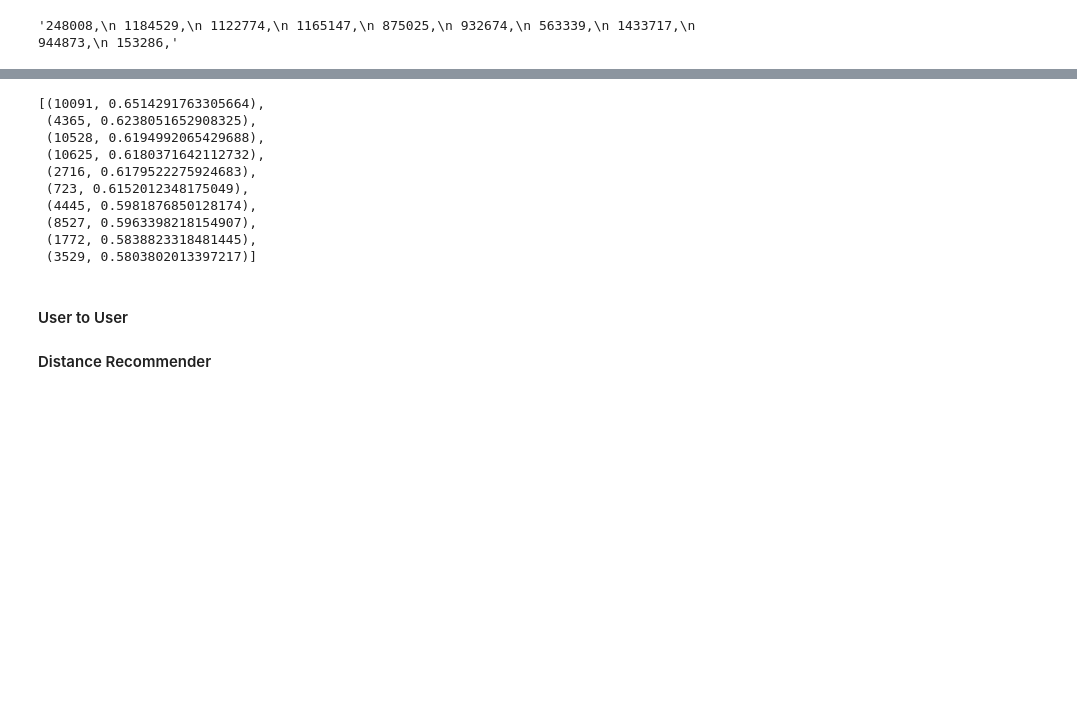
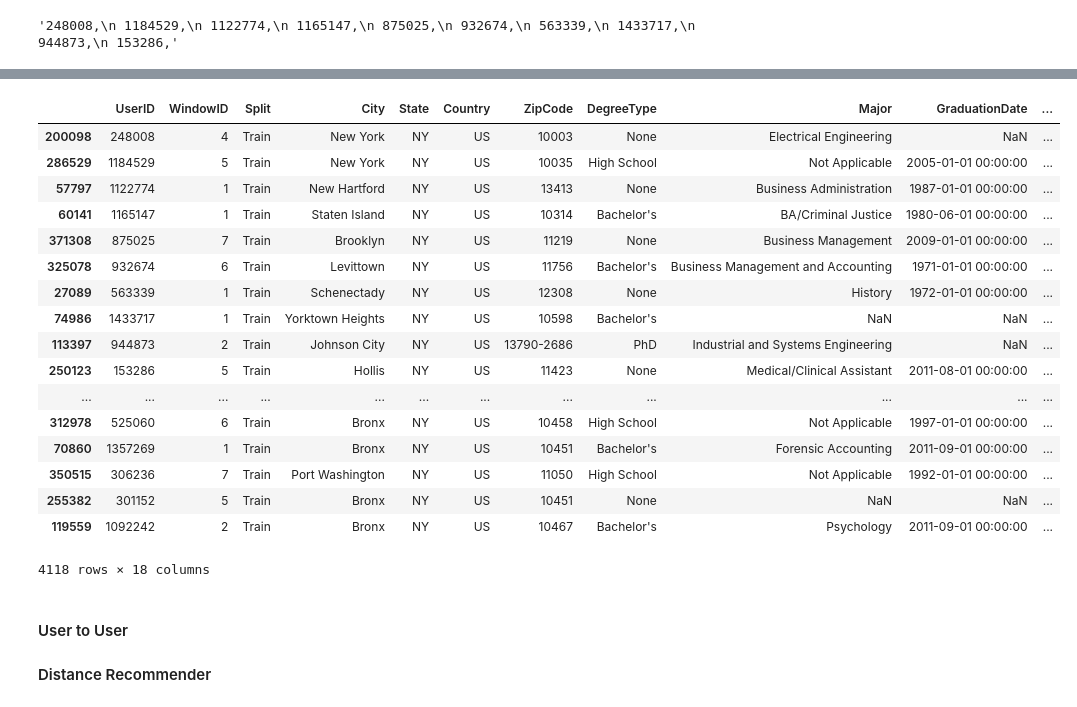
Before and after one commit to wiflore/Jobs_Recommender, a Jupyter notebook: Jobs Recommender.ipynb, the cells around one changed output, grey strips where cells are left out. Saved outputs shown, nothing was run; the diff lists cells and outputs as text; code cells hidden in the pictures; blank space fills up the shorter version.

```diff
--- a/Jobs Recommender.ipynb
+++ b/Jobs Recommender.ipynb
@@ -525,17 +701,25 @@ t.Description
 Name: Description, dtype: object
-# %%
-s
-# %% [output]
-[(10091, 0.6514291763305664),
- (4365, 0.6238051652908325),
- (10528, 0.6194992065429688),
- (10625, 0.6180371642112732),
- (2716, 0.6179522275924683),
- (723, 0.6152012348175049),
- (4445, 0.5981876850128174),
- (8527, 0.5963398218154907),
- (1772, 0.5838823318481445),
- (3529, 0.5803802013397217)]
+# %%
+users
+# %% [output]
+|  | UserID | WindowID | Split | City | State | Country | ZipCode | DegreeType | Major | GraduationDate | ... |
+| 200098 | 248008 | 4 | Train | New York | NY | US | 10003 | None | Electrical Engineering | NaN | ... |
+| 286529 | 1184529 | 5 | Train | New York | NY | US | 10035 | High School | Not Applicable | 2005-01-01 00:00:00 | ... |
+| 57797 | 1122774 | 1 | Train | New Hartford | NY | US | 13413 | None | Business Administration | 1987-01-01 00:00:00 | ... |
+| 60141 | 1165147 | 1 | Train | Staten Island | NY | US | 10314 | Bachelor's | BA/Criminal Justice | 1980-06-01 00:00:00 | ... |
+| 371308 | 875025 | 7 | Train | Brooklyn | NY | US | 11219 | None | Business Management | 2009-01-01 00:00:00 | ... |
+| 325078 | 932674 | 6 | Train | Levittown | NY | US | 11756 | Bachelor's | Business Management and Accounting | 1971-01-01 00:00:00 | ... |
+| 27089 | 563339 | 1 | Train | Schenectady | NY | US | 12308 | None | History | 1972-01-01 00:00:00 | ... |
+| 74986 | 1433717 | 1 | Train | Yorktown Heights | NY | US | 10598 | Bachelor's | NaN | NaN | ... |
+| 113397 | 944873 | 2 | Train | Johnson City | NY | US | 13790-2686 | PhD | Industrial and Systems Engineering | NaN | ... |
+| 250123 | 153286 | 5 | Train | Hollis | NY | US | 11423 | None | Medical/Clinical Assistant | 2011-08-01 00:00:00 | ... |
+| ... | ... | ... | ... | ... | ... | ... | ... | ... | ... | ... | ... |
+| 312978 | 525060 | 6 | Train | Bronx | NY | US | 10458 | High School | Not Applicable | 1997-01-01 00:00:00 | ... |
+| 70860 | 1357269 | 1 | Train | Bronx | NY | US | 10451 | Bachelor's | Forensic Accounting | 2011-09-01 00:00:00 | ... |
+| 350515 | 306236 | 7 | Train | Port Washington | NY | US | 11050 | High School | Not Applicable | 1992-01-01 00:00:00 | ... |
+| 255382 | 301152 | 5 | Train | Bronx | NY | US | 10451 | None | NaN | NaN | ... |
+| 119559 | 1092242 | 2 | Train | Bronx | NY | US | 10467 | Bachelor's | Psychology | 2011-09-01 00:00:00 | ... |
+4118 rows × 18 columns
 # %%
 def user_profile(user_id):
     user_profile = np.array(users.loc[users['UserID'] == user_id, ['DegreeType', 'Major']])[0]
```
Also changed, not shown: parts of 35 cells of this notebook.
